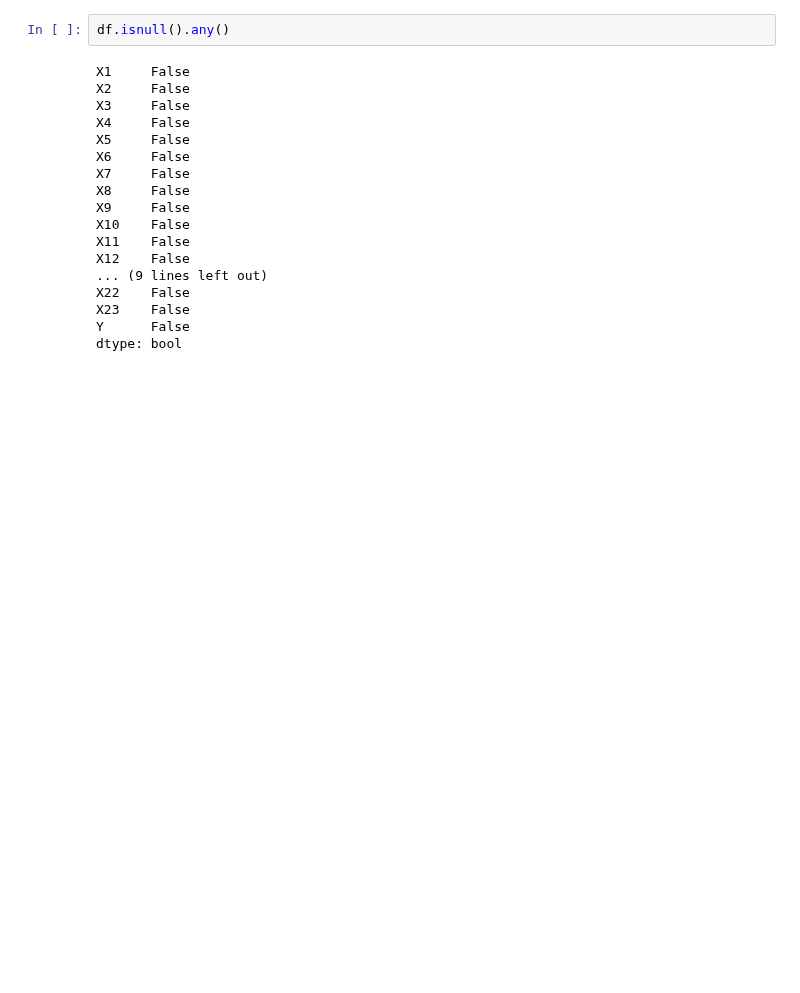
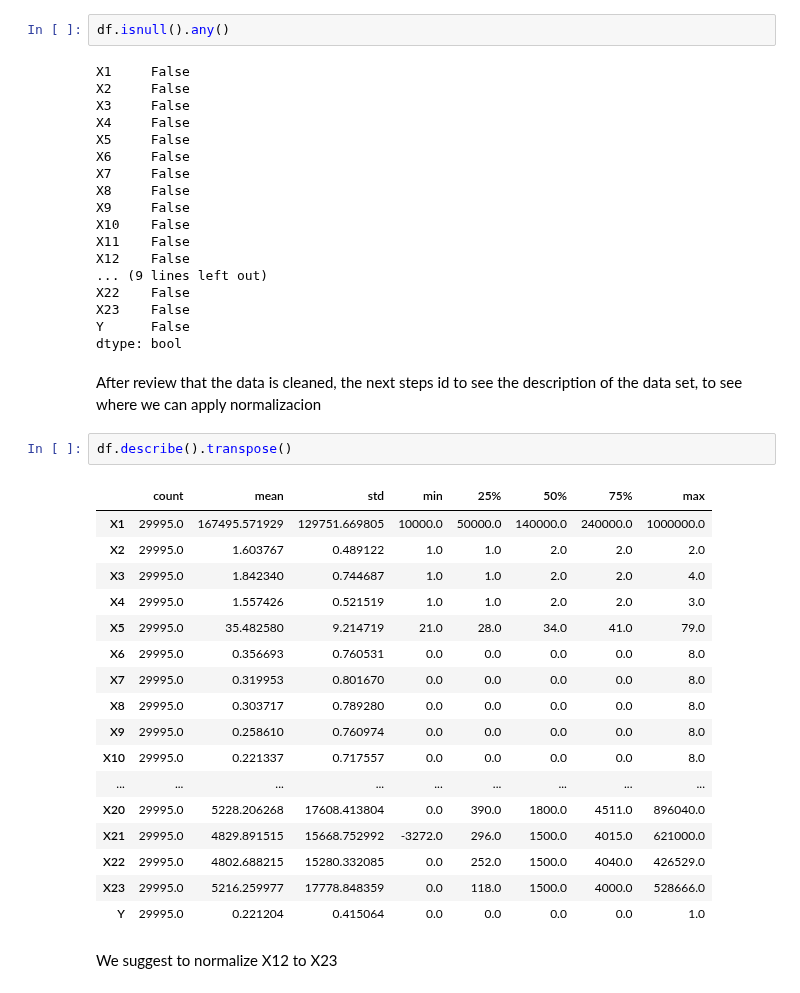
Before and after one commit to PosgradoMNA/actividades-del-projecto-team-1, a Jupyter notebook: Modulo3/Semana4_Actividad4_Team1.ipynb, the cells around one changed output. Cells and saved outputs as stored; diff of their text form; blank space fills up the shorter version.

Commit message:
Starting normalizacion

```diff
--- a/Modulo3/Semana4_Actividad4_Team1.ipynb
+++ b/Modulo3/Semana4_Actividad4_Team1.ipynb
@@ -53,3 +53,27 @@ X22    False
 X23    False
 Y      False
 dtype: bool
+# %% [markdown]
+After review that the data is cleaned, the next steps id to see the description of the data set, to see where we can apply normalizacion
+# %%
+df.describe().transpose()
+# %% [output]
+|  | count | mean | std | min | 25% | 50% | 75% | max |
+| X1 | 29995.0 | 167495.571929 | 129751.669805 | 10000.0 | 50000.0 | 140000.0 | 240000.0 | 1000000.0 |
+| X2 | 29995.0 | 1.603767 | 0.489122 | 1.0 | 1.0 | 2.0 | 2.0 | 2.0 |
+| X3 | 29995.0 | 1.842340 | 0.744687 | 1.0 | 1.0 | 2.0 | 2.0 | 4.0 |
+| X4 | 29995.0 | 1.557426 | 0.521519 | 1.0 | 1.0 | 2.0 | 2.0 | 3.0 |
+| X5 | 29995.0 | 35.482580 | 9.214719 | 21.0 | 28.0 | 34.0 | 41.0 | 79.0 |
+| X6 | 29995.0 | 0.356693 | 0.760531 | 0.0 | 0.0 | 0.0 | 0.0 | 8.0 |
+| X7 | 29995.0 | 0.319953 | 0.801670 | 0.0 | 0.0 | 0.0 | 0.0 | 8.0 |
+| X8 | 29995.0 | 0.303717 | 0.789280 | 0.0 | 0.0 | 0.0 | 0.0 | 8.0 |
+| X9 | 29995.0 | 0.258610 | 0.760974 | 0.0 | 0.0 | 0.0 | 0.0 | 8.0 |
+| X10 | 29995.0 | 0.221337 | 0.717557 | 0.0 | 0.0 | 0.0 | 0.0 | 8.0 |
+| ... | ... | ... | ... | ... | ... | ... | ... | ... |
+| X20 | 29995.0 | 5228.206268 | 17608.413804 | 0.0 | 390.0 | 1800.0 | 4511.0 | 896040.0 |
+| X21 | 29995.0 | 4829.891515 | 15668.752992 | -3272.0 | 296.0 | 1500.0 | 4015.0 | 621000.0 |
+| X22 | 29995.0 | 4802.688215 | 15280.332085 | 0.0 | 252.0 | 1500.0 | 4040.0 | 426529.0 |
+| X23 | 29995.0 | 5216.259977 | 17778.848359 | 0.0 | 118.0 | 1500.0 | 4000.0 | 528666.0 |
+| Y | 29995.0 | 0.221204 | 0.415064 | 0.0 | 0.0 | 0.0 | 0.0 | 1.0 |
+# %% [markdown]
+We suggest to normalize X12 to X23
```
Also changed, not shown: parts of 5 cells of this notebook.
